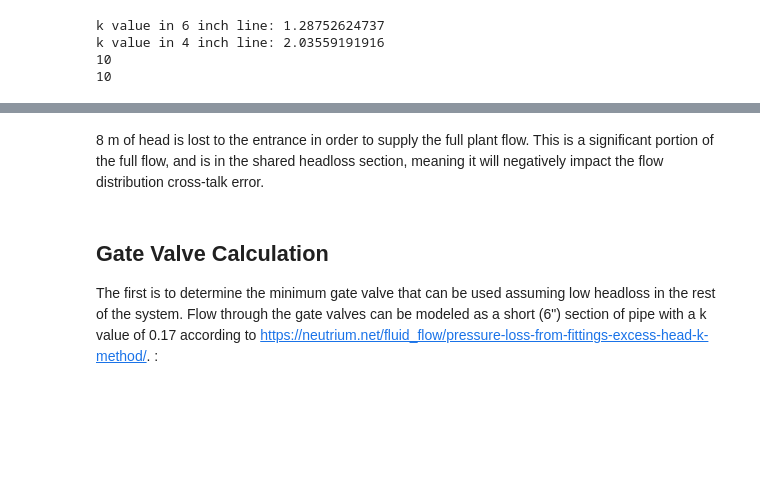
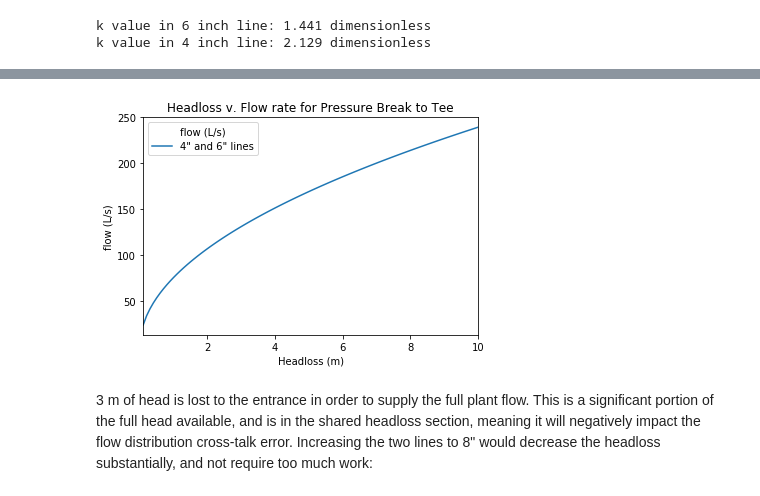
Before and after one commit to AguaClara/plant_notebooks, a Jupyter notebook: Gracias/Gracias.ipynb, the cells around one changed output, grey strips where cells are left out. Cells and saved outputs as stored; diff of their text form; code cells hidden in the pictures; blank space fills up the shorter version.

```diff
--- a/Gracias/Gracias.ipynb
+++ b/Gracias/Gracias.ipynb
@@ -139,15 +122,13 @@ The headloss in the various components of the system is critical in calculating
 
 The first section of the conduction line is where the two smaller lines join the 10" conduction line. To calculate the headloss through the two pipes, an iterative approach is used. First, the flowrates for various headlosses through the 6" and 4" lines combined are calculated. Because the head of the 4" and 6" line is known to be the same at the Tee, it is assumed that the headloss is the same (pressure breaks have the same free surface.) When these two added flow rates together equal the full plant flow rate, the resulting headloss through both pipes represent the first losses in the distribution system:
 # %%
-import aide_design.k_value_of_reductions_utility as k
-
-diam_10 = pipe.ID_SDR(10, sdr_pipe)
+id_12 = pipe.ID_SDR(12, sdr_pipe)
 
 # conservative minor loss coefficient in both lines pressure break to tee:
 k_value_pressure_break_to_tee_6_inch = exp.K_MINOR_PIPE_ENTRANCE + \
-    exp.K_MINOR_90 + k.k_value_expansion(diam_6, diam_10, full_flow)
+    exp.K_MINOR_90 + k.k_value_expansion(id_6, id_12, flow_branch)
 k_value_pressure_break_to_tee_4_inch = exp.K_MINOR_PIPE_ENTRANCE + \
-    exp.K_MINOR_90 + exp.K_MINOR_EL45 + k.k_value_expansion(diam_4, diam_10, full_flow)
+    exp.K_MINOR_90 + exp.K_MINOR_EL45 + k.k_value_expansion(id_4, id_12, flow_branch)
 
 print("k value in 6 inch line: " + str(k_value_pressure_break_to_tee_6_inch))
 print('k value in 4 inch line: ' + str(k_value_pressure_break_to_tee_4_inch))
@@ -157,21 +138,24 @@ l_pressure_break_to_tee_6_inch = 4 * u.m
 l_pressure_break_to_tee_4_inch = 4 * u.m
 
 # determine headloss through both 4" and 6" pipes by defining headloss range:
-headloss_range_pressure_break_to_tee = np.linspace(1,10,10) * u.m
+headloss_range_pressure_break_to_tee = np.linspace(0.1,10,100) * u.m
 # calculate the added flow rates for all the headlosses in the range:
-flow_range_pressure_break_to_tee = pc.flow_pipe(diam_4, headloss_range_pressure_break_to_tee,
+flow_range_pressure_break_to_tee = pc.flow_pipe(id_4, headloss_range_pressure_break_to_tee,
                                                 l_pressure_break_to_tee_4_inch, exp.NU_WATER, mat.PIPE_ROUGH_PVC,
                                                k_value_pressure_break_to_tee_4_inch) + \
-    pc.flow_pipe(diam_4, headloss_range_pressure_break_to_tee,
+    pc.flow_pipe(id_6, headloss_range_pressure_break_to_tee,
                                                 l_pressure_break_to_tee_6_inch, exp.NU_WATER, mat.PIPE_ROUGH_PVC,
                                                k_value_pressure_break_to_tee_6_inch)
-print(flow_range_pressure_break_to_tee.size)
-print(headloss_range_pressure_break_to_tee.size)
 
-pd.DataFrame(np.array([np.array(headloss_range_pressure_break_to_tee),np.array(flow_range_pressure_break_to_tee.to(u.L/u.s))]),
-             columns=headloss_range_pressure_break_to_tee, index=['Headloss (m)', 'Flow Rate (L/s)'])
+# graph of flow rates for various flow rates:
+df = pd.DataFrame(np.array(flow_range_pressure_break_to_tee.to(u.L/u.s)),
+                                                     index=np.array(headloss_range_pressure_break_to_tee),
+                                                     columns = ['4" and 6" lines'])
+df.index.name = 'Headloss (m)'
+df.columns.name = 'flow (L/s)'
+df.name = 'Headloss v. Flow rate for Pressure Break to Tee'
+df.plot().set(ylabel=df.columns.name, title=df.name)
+plt.show()
 # %% [output]
-k value in 6 inch line: 1.28752624737
-k value in 4 inch line: 2.03559191916
-10
-10
+k value in 6 inch line: 1.441 dimensionless
+k value in 4 inch line: 2.129 dimensionless
@@ -181,7 +162,3 @@ k value in 4 inch line: 2.03559191916
+[figure, added]
 # %% [markdown]
-8 m of head is lost to the entrance in order to supply the full plant flow. This is a significant portion of the full flow, and is in the shared headloss section, meaning it will negatively impact the flow distribution cross-talk error.
+3 m of head is lost to the entrance in order to supply the full plant flow. This is a significant portion of the full head available, and is in the shared headloss section, meaning it will negatively impact the flow distribution cross-talk error. Increasing the two lines to 8" would decrease the headloss substantially, and not require too much work:
-# %% [markdown]
-
-
-## Gate Valve Calculation
-The first is to determine the minimum gate valve that can be used assuming low headloss in the rest of the system. Flow through the gate valves can be modeled as a short (6") section of pipe with a k value of 0.17 according to https://neutrium.net/fluid_flow/pressure-loss-from-fittings-excess-head-k-method/.  :
```
Also changed, not shown: parts of 18 cells of this notebook.
